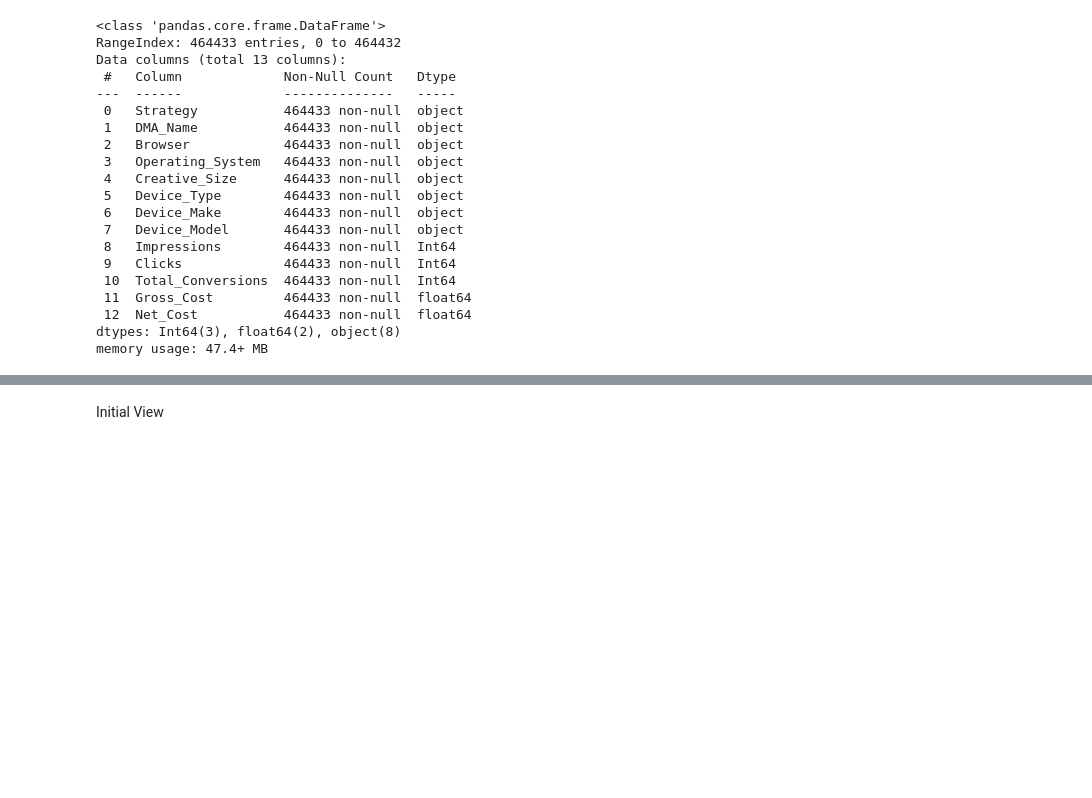
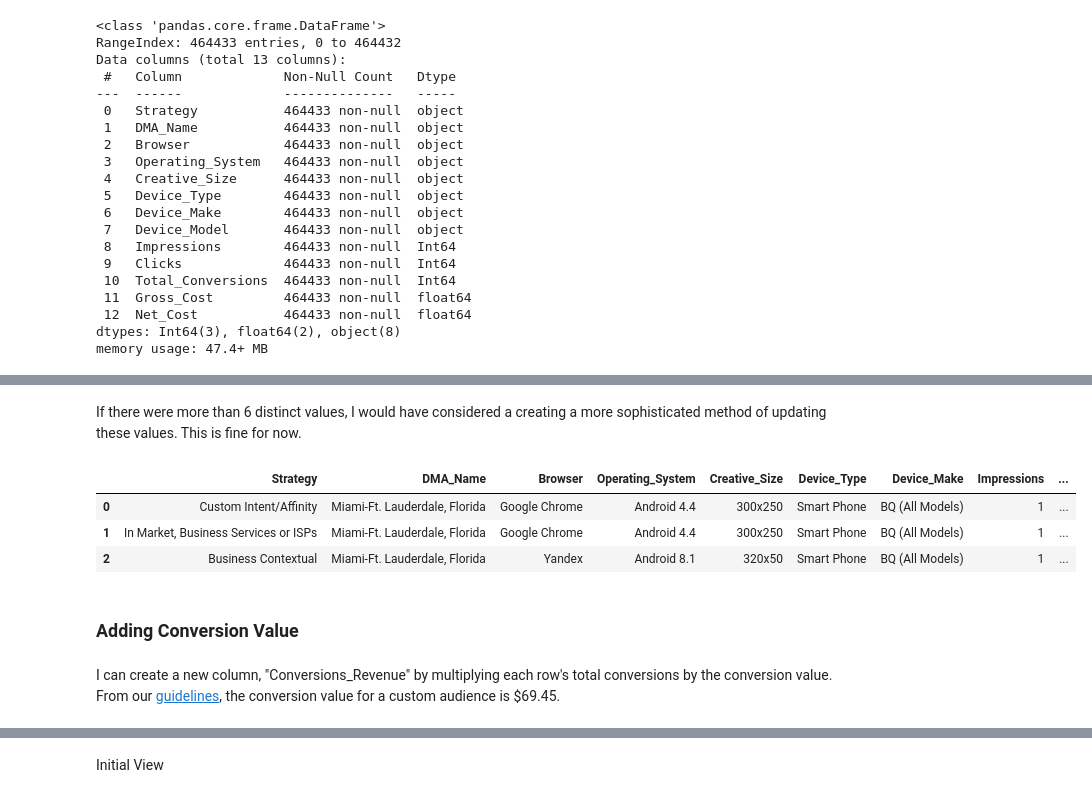
Before and after one commit to jmgcito/Media-Campaign-Analysis, a Jupyter notebook: Media_Campaign_Data_Cleanup.ipynb, the cells around one changed output, grey strips where cells are left out. Cells and saved outputs as stored; diff of their text form; code cells hidden in the pictures; blank space fills up the shorter version.

```diff
--- a/Media_Campaign_Data_Cleanup.ipynb
+++ b/Media_Campaign_Data_Cleanup.ipynb
@@ -97,0 +247,20 @@ memory usage: 47.4+ MB
+# %%
+device_location_clean = device_location_clean.replace(to_replace='Mobile_2P_Custom Intent/Affinity', value='Custom Intent/Affinity')
+device_location_clean = device_location_clean.replace(to_replace='Mobile_2P_In Market_Business Services or ISPs', value='In Market, Business Services or ISPs')
+device_location_clean = device_location_clean.replace(to_replace='Mobile_2P_Business Contextual', value='Business Contextual')
+device_location_clean = device_location_clean.replace(to_replace='Mobile_RON', value='Run of Network')
+device_location_clean = device_location_clean.replace(to_replace='Mobile_2P_Pixel Converters_Optimized Targeting', value='Pixel Converters, Optimized Targeting')
+device_location_clean = device_location_clean.replace(to_replace='Mobile_2P_Affinity Categories', value='Affinity Categories')
+# %% [markdown]
+If there were more than 6 distinct values, I would have considered a creating a more sophisticated method of updating these values. This is fine for now.
+# %%
+device_location_clean.head(3)
+# %% [output]
+|  | Strategy | DMA_Name | Browser | Operating_System | Creative_Size | Device_Type | Device_Make | Impressions | ... |
+| 0 | Custom Intent/Affinity | Miami-Ft. Lauderdale, Florida | Google Chrome | Android 4.4 | 300x250 | Smart Phone | BQ (All Models) | 1 | ... |
+| 1 | In Market, Business Services or ISPs | Miami-Ft. Lauderdale, Florida | Google Chrome | Android 4.4 | 300x250 | Smart Phone | BQ (All Models) | 1 | ... |
+| 2 | Business Contextual | Miami-Ft. Lauderdale, Florida | Yandex | Android 8.1 | 320x50 | Smart Phone | BQ (All Models) | 1 | ... |
+# %% [markdown]
+### Adding Conversion Value
+# %% [markdown]
+I can create a new column, "Conversions_Revenue" by multiplying each row's total conversions by the conversion value. From our [guidelines](https://docs.google.com/presentation/d/1zieAer3-1WF3rS6wtzrh0eO-KtSYHl0JVq19Q-iwp-Y/edit#slide=id.g24db77693a5_0_457), the conversion value for a custom audience is $69.45.
```
Also changed, not shown: parts of 47 cells of this notebook, 1 other file.
